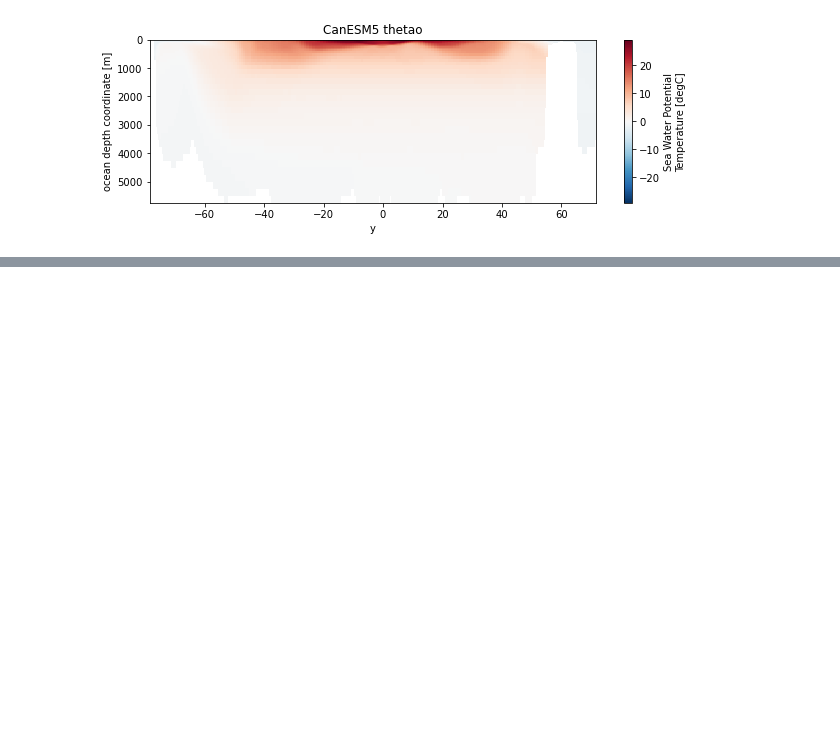
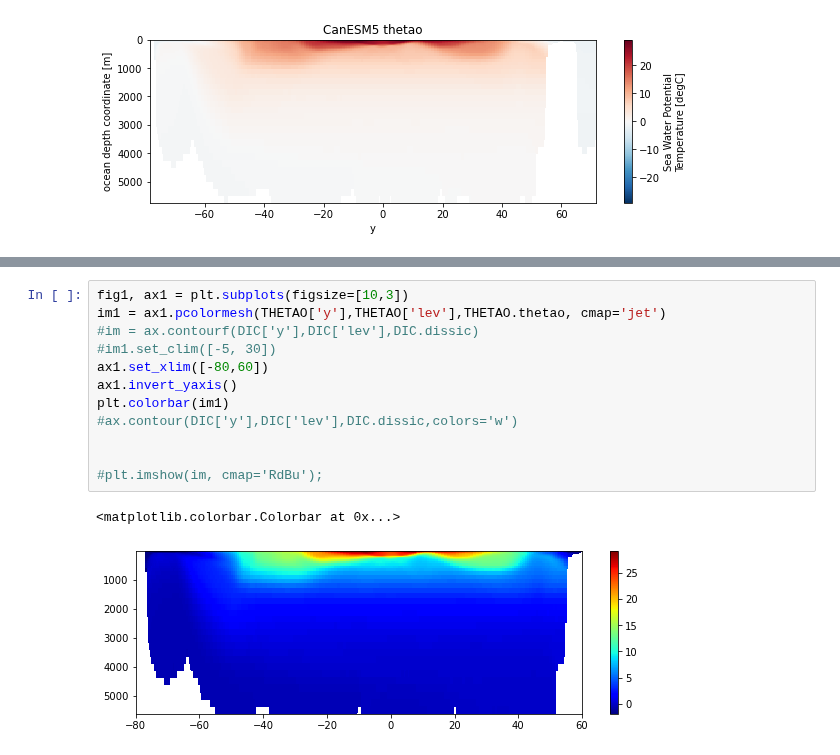
Before and after one commit to gmacgilchrist/seniorthesis, a Jupyter notebook: notebooks/slice_testrun.ipynb, the cells around one changed output, grey strips where cells are left out. Saved outputs shown, nothing was run; the diff lists cells and outputs as text; blank space fills up the shorter version.

```diff
--- a/notebooks/slice_testrun.ipynb
+++ b/notebooks/slice_testrun.ipynb
@@ -138,0 +181,15 @@ Text(0.5, 1.0, 'CanESM5 thetao')
+# %%
+fig1, ax1 = plt.subplots(figsize=[10,3])
+im1 = ax1.pcolormesh(THETAO['y'],THETAO['lev'],THETAO.thetao, cmap='jet')
+#im = ax.contourf(DIC['y'],DIC['lev'],DIC.dissic)
+#im1.set_clim([-5, 30])
+ax1.set_xlim([-80,60])
+ax1.invert_yaxis()
+plt.colorbar(im1)
+#ax.contour(DIC['y'],DIC['lev'],DIC.dissic,colors='w')
+
+
+#plt.imshow(im, cmap='RdBu');
+# %% [output]
+<matplotlib.colorbar.Colorbar at 0x...>
+[figure, added]
```
Also changed, not shown: parts of 3 cells of this notebook.
